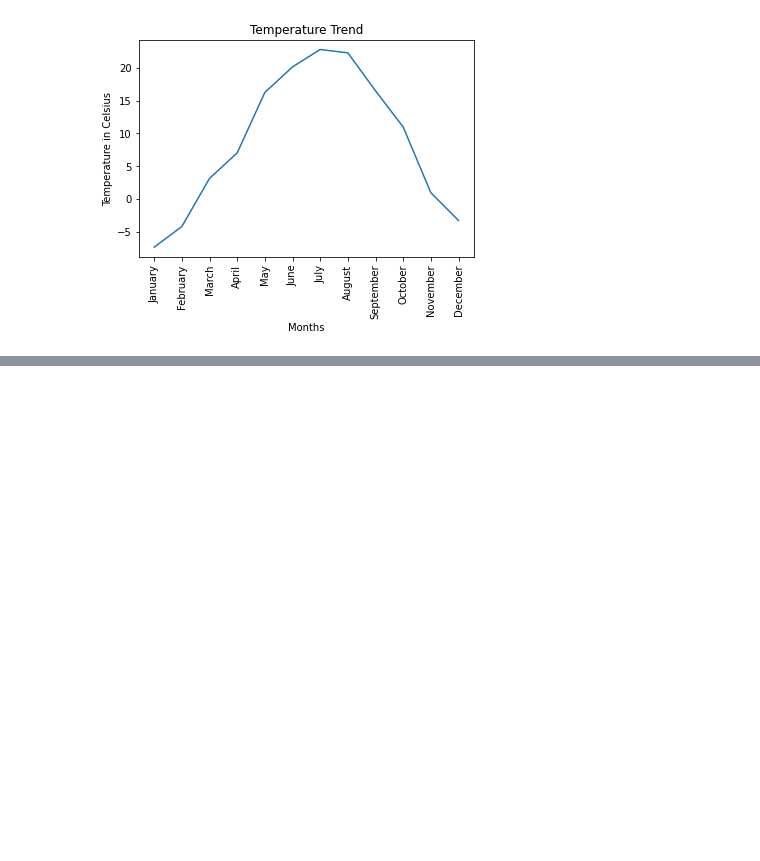
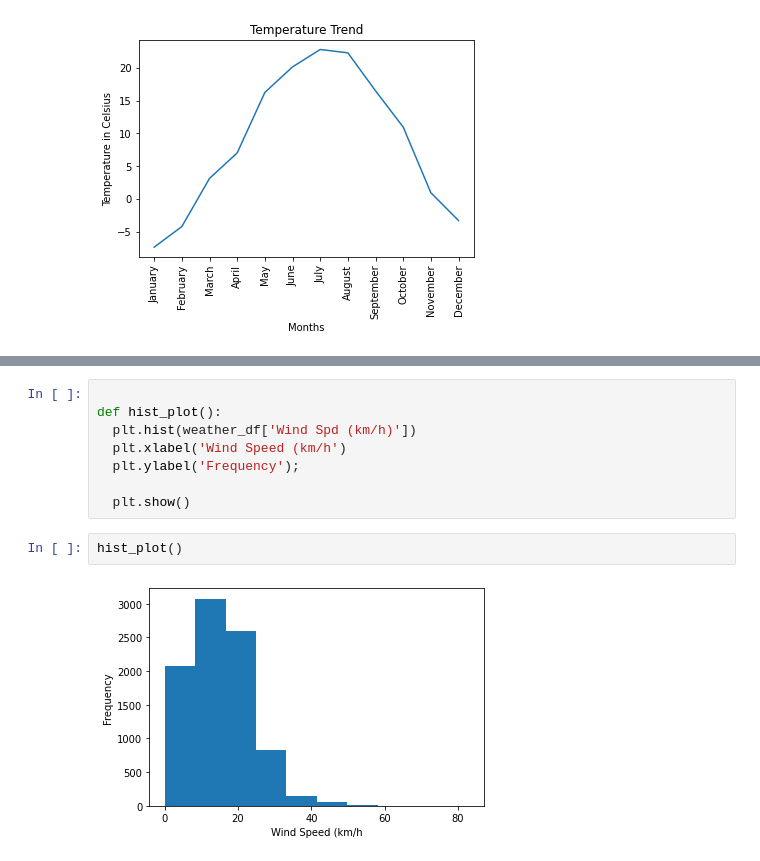
Before and after one commit to cedricbansah/data-science-practice, a Jupyter notebook: week5_notebook.ipynb, the cells around one changed output, grey strips where cells are left out. Saved outputs shown, nothing was run; the diff lists cells and outputs as text; blank space fills up the shorter version.

```diff
--- a/week5_notebook.ipynb
+++ b/week5_notebook.ipynb
@@ -157,0 +185,12 @@ plt.show()
+# %%
+
+def hist_plot():
+  plt.hist(weather_df['Wind Spd (km/h)'])
+  plt.xlabel('Wind Speed (km/h')
+  plt.ylabel('Frequency');
+
+  plt.show()
+# %%
+hist_plot()
+# %% [output]
+[figure, added]
```
Also changed, not shown: parts of 8 cells of this notebook.
